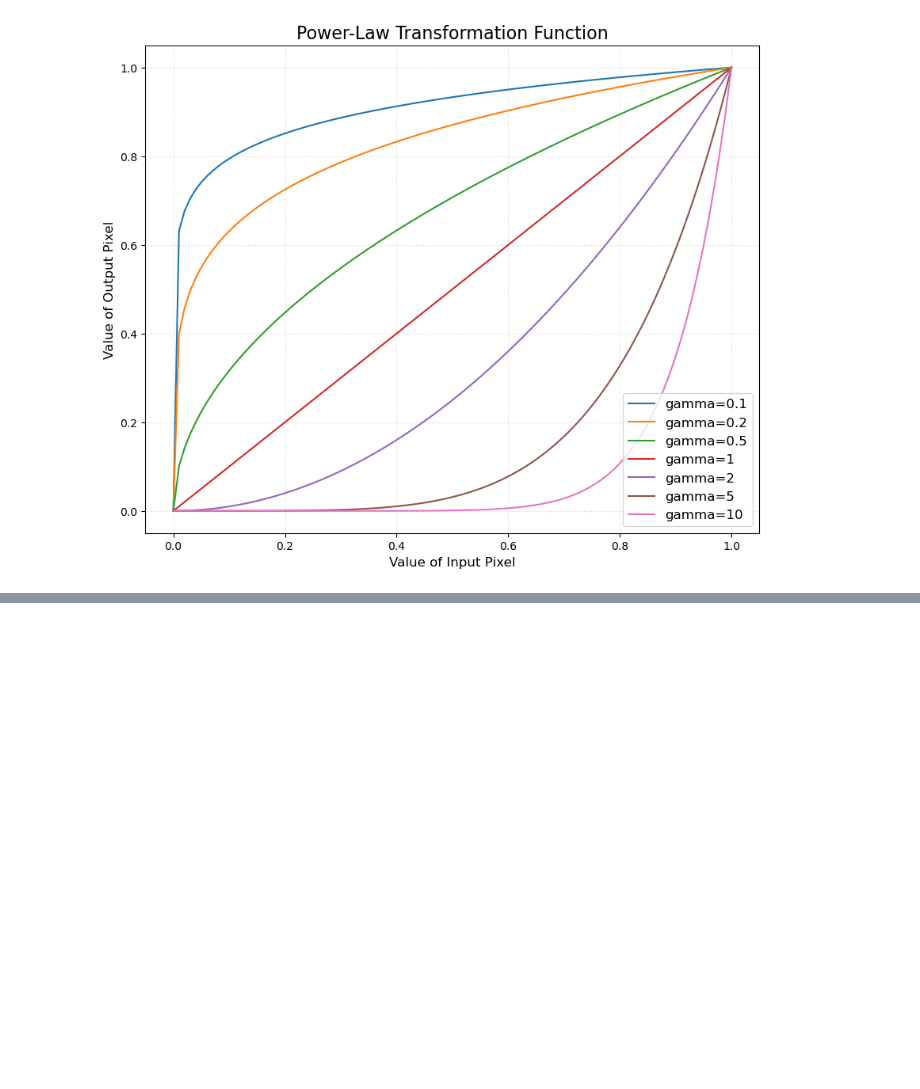
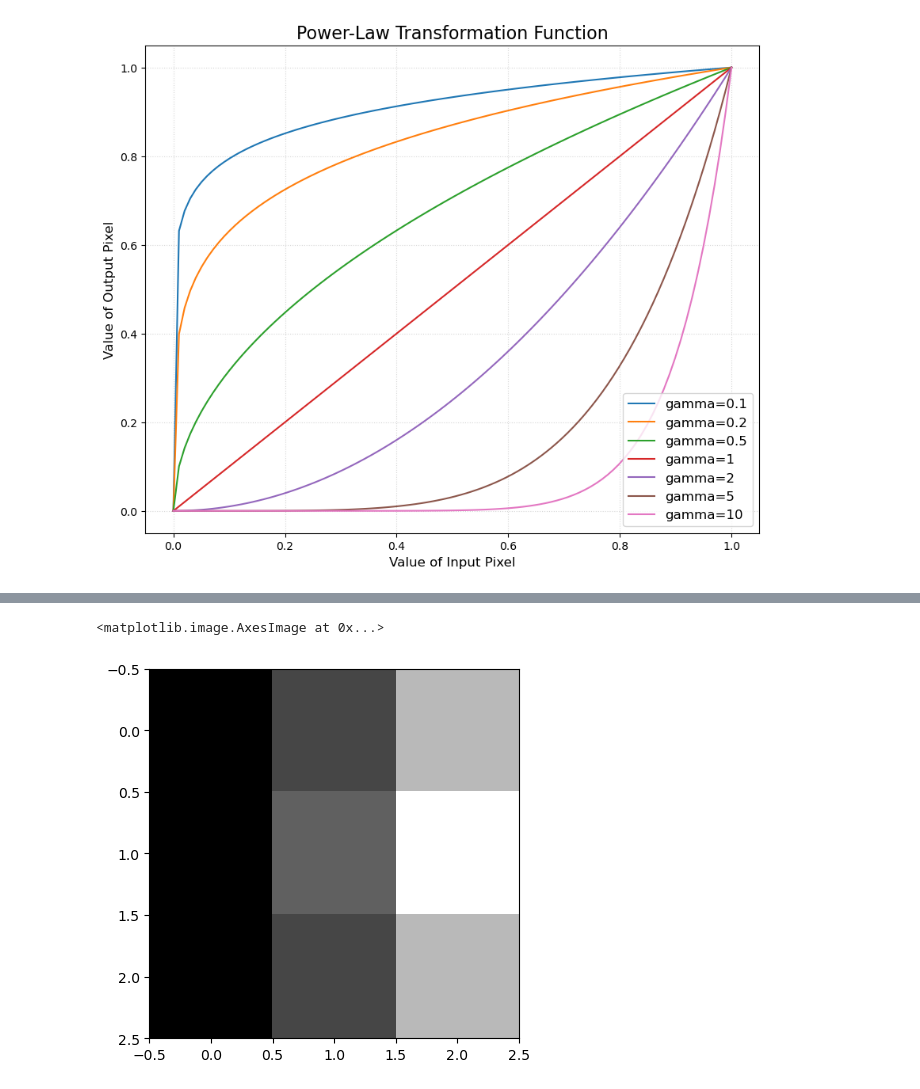
Before and after one commit to truman0102/truman0102.github.io, a Jupyter notebook: assets/jupyter/imgp/main.ipynb, the cells around one changed output, grey strips where cells are left out. Cells and saved outputs as stored; diff of their text form; code cells hidden in the pictures; blank space fills up the shorter version.

```diff
--- a/assets/jupyter/imgp/main.ipynb
+++ b/assets/jupyter/imgp/main.ipynb
@@ -63,0 +233,5 @@ plt.savefig("../../img/image-processing/power_law_transformation.png", dpi=300,
+# %%
+plt.imshow(convolution(img, gaussian_kernel(3, sigma=1)), cmap='gray')
+# %% [output]
+<matplotlib.image.AxesImage at 0x...>
+[figure, added]
```
Also changed, not shown: parts of 9 cells of this notebook, 2 other files.
